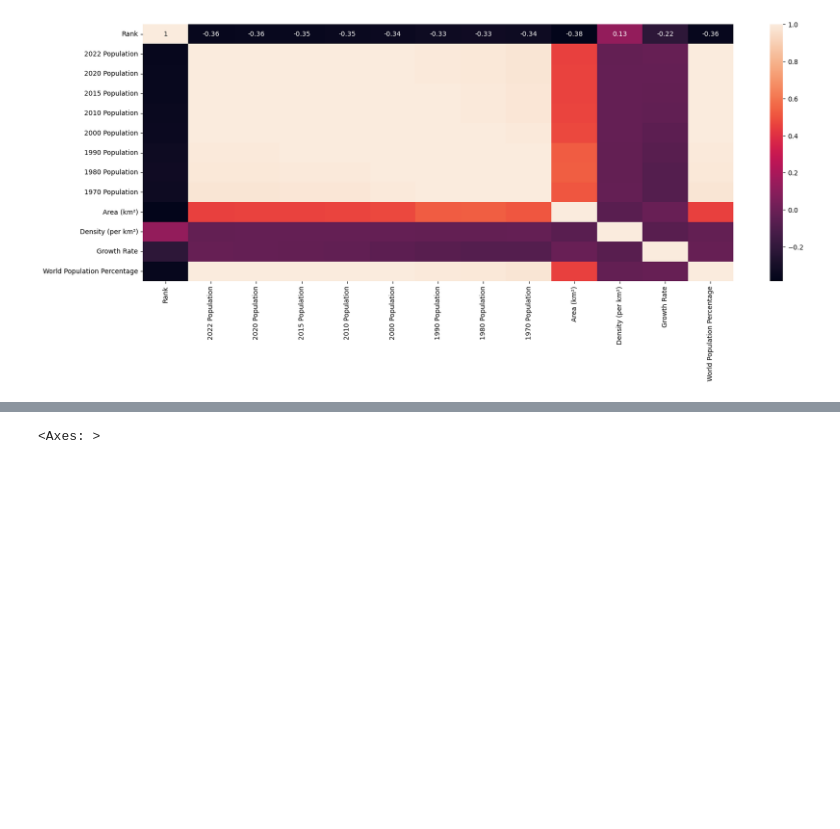
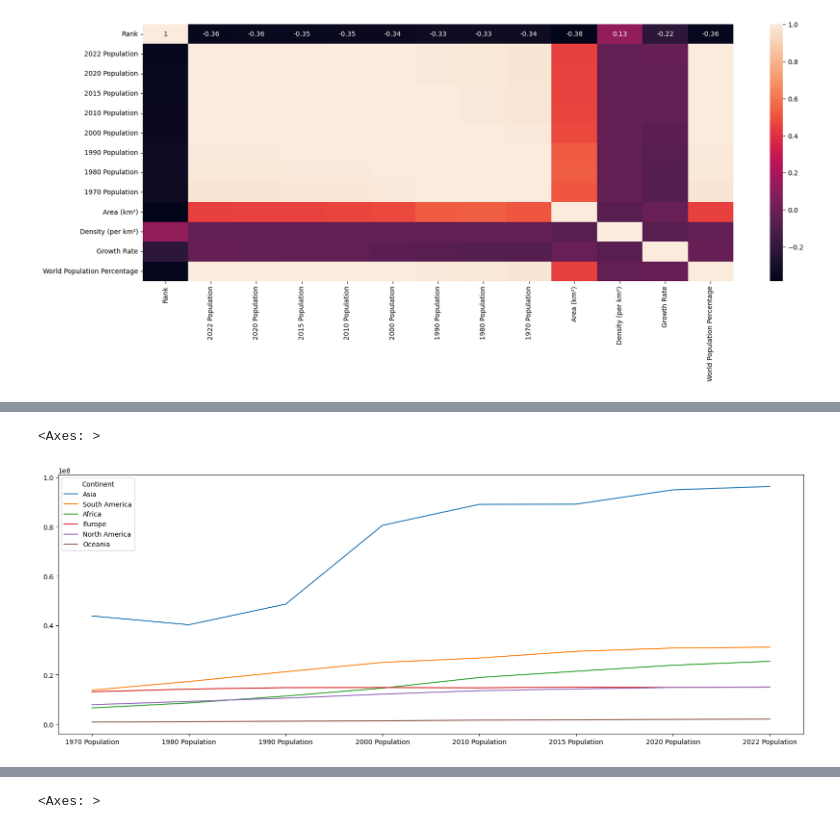
Before and after one commit to jarednjk/Exploratory_Data_Analysis_Pandas_Seaborn, a Jupyter notebook: Exploratory Data Analysis in Pandas.ipynb, the cells around one changed output, grey strips where cells are left out. Saved outputs shown, nothing was run; the diff lists cells and outputs as text; code cells hidden in the pictures; blank space fills up the shorter version.

```diff
--- a/Exploratory Data Analysis in Pandas.ipynb
+++ b/Exploratory Data Analysis in Pandas.ipynb
@@ -142,0 +161,3 @@ df.groupby('Continent').mean(numeric_only = True).sort_values(by = '2022 Populat
+# %%
+df3 = df2.transpose()
+df3
@@ -143,3 +174,8 @@ df.groupby('Continent').mean(numeric_only = True).sort_values(by = '2022 Populat
+# %%
+df3.plot()
+# %% [output]
+<Axes: >
+[figure, added]
 # %%
 df[df['Continent'].str.contains('Oceania')]
 # %% [output]
```
Also changed, not shown: parts of 4 cells of this notebook.
